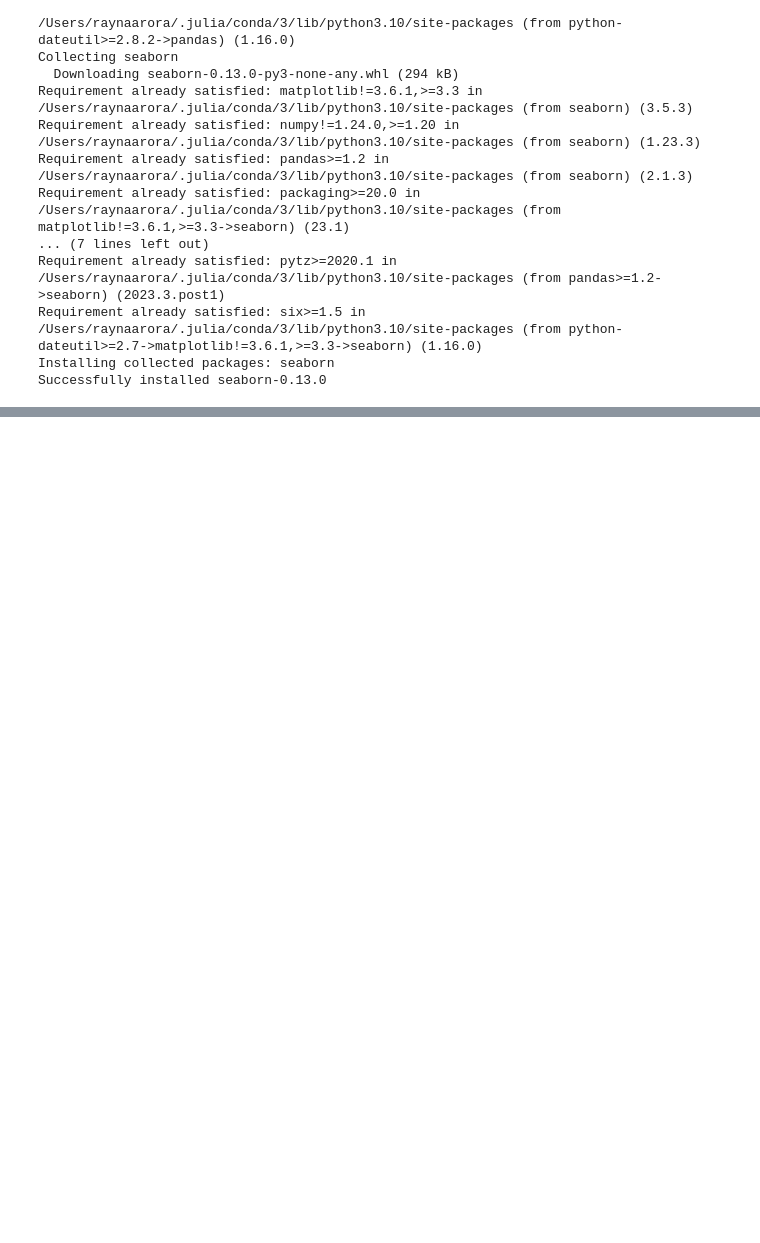
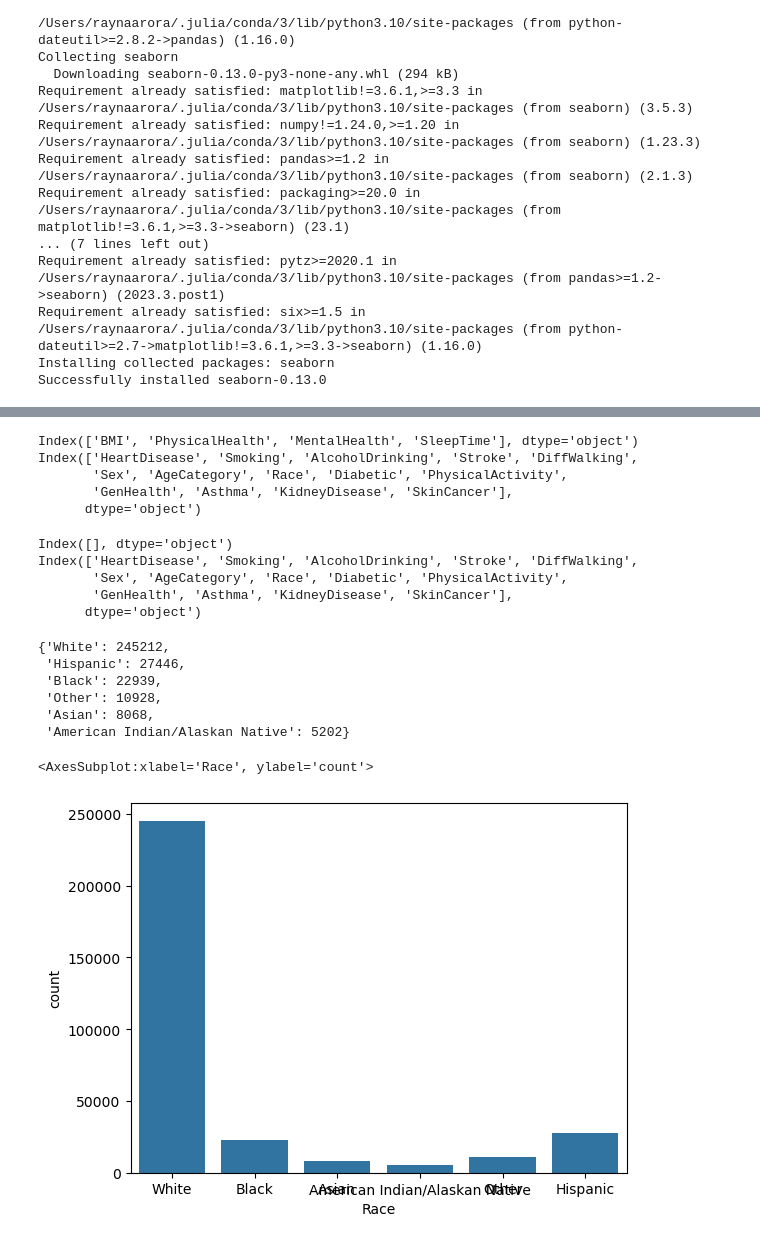
Before and after one commit to asmikumar/aidms, a Jupyter notebook: tests.ipynb, the cells around one changed output, grey strips where cells are left out. Cells and saved outputs as stored; diff of their text form; code cells hidden in the pictures; blank space fills up the shorter version.

```diff
--- a/tests.ipynb
+++ b/tests.ipynb
@@ -26,0 +67,38 @@ import seaborn as sns
+# %%
+continuous_vars=df.select_dtypes('float64').columns
+print(continuous_vars)
+categorical_vars=df.select_dtypes('object').columns
+print(categorical_vars)
+# %% [output]
+Index(['BMI', 'PhysicalHealth', 'MentalHealth', 'SleepTime'], dtype='object')
+Index(['HeartDisease', 'Smoking', 'AlcoholDrinking', 'Stroke', 'DiffWalking',
+       'Sex', 'AgeCategory', 'Race', 'Diabetic', 'PhysicalActivity',
+       'GenHealth', 'Asthma', 'KidneyDisease', 'SkinCancer'],
+      dtype='object')
+# %%
+continuous_vars=df.select_dtypes(include='string').columns
+print(continuous_vars)
+categorical_vars=df.select_dtypes('object').columns
+print(categorical_vars)
+# %% [output]
+Index([], dtype='object')
+Index(['HeartDisease', 'Smoking', 'AlcoholDrinking', 'Stroke', 'DiffWalking',
+       'Sex', 'AgeCategory', 'Race', 'Diabetic', 'PhysicalActivity',
+       'GenHealth', 'Asthma', 'KidneyDisease', 'SkinCancer'],
+      dtype='object')
+# %%
+counts = df['Race'].value_counts()
+counts = dict(counts)
+counts
+# %% [output]
+{'White': 245212,
+ 'Hispanic': 27446,
+ 'Black': 22939,
+ 'Other': 10928,
+ 'Asian': 8068,
+ 'American Indian/Alaskan Native': 5202}
+# %%
+sns.countplot(x = df["Race"])
+# %% [output]
+<AxesSubplot:xlabel='Race', ylabel='count'>
+[figure, added]
```
Also changed, not shown: parts of 10 cells of this notebook.
